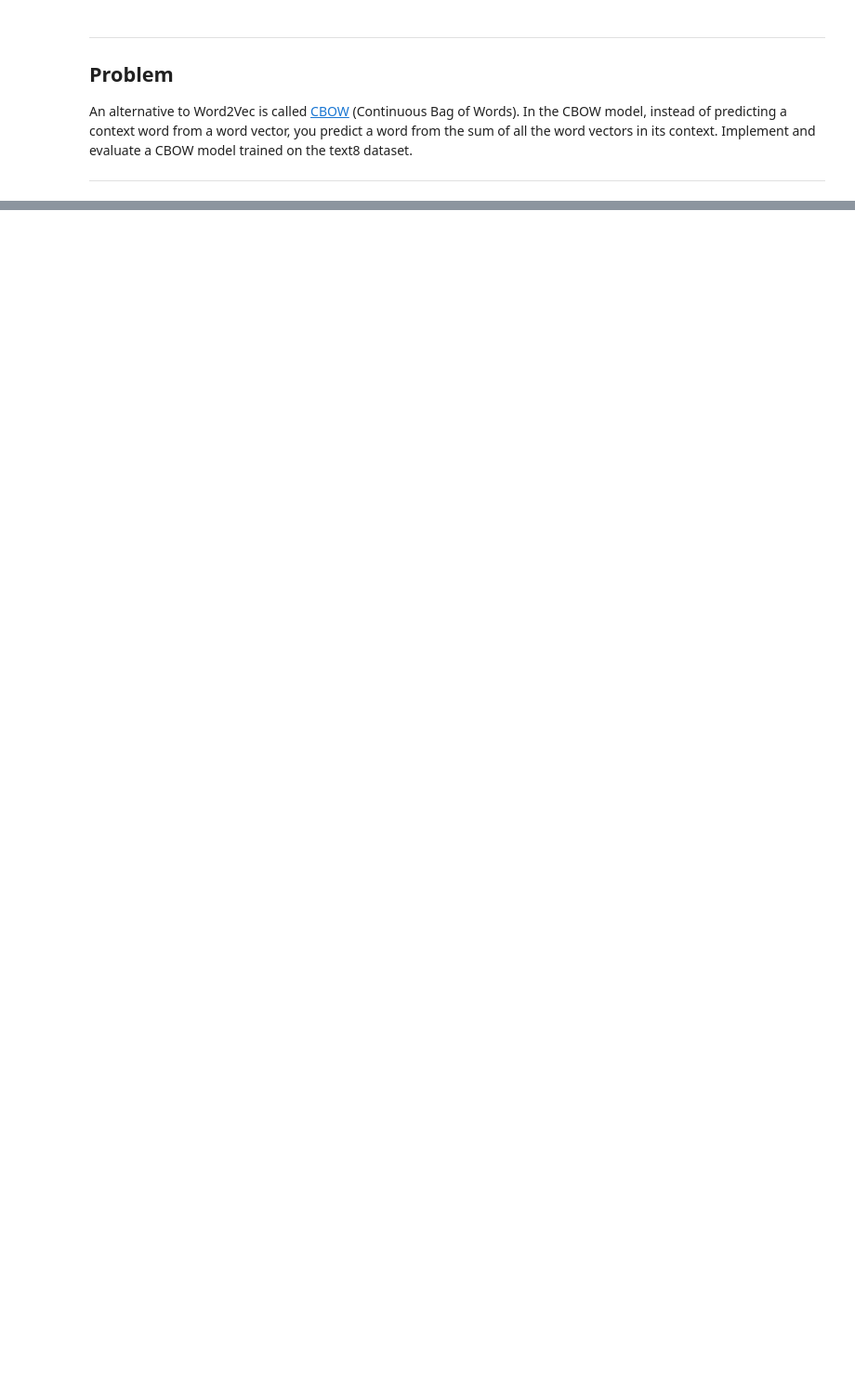
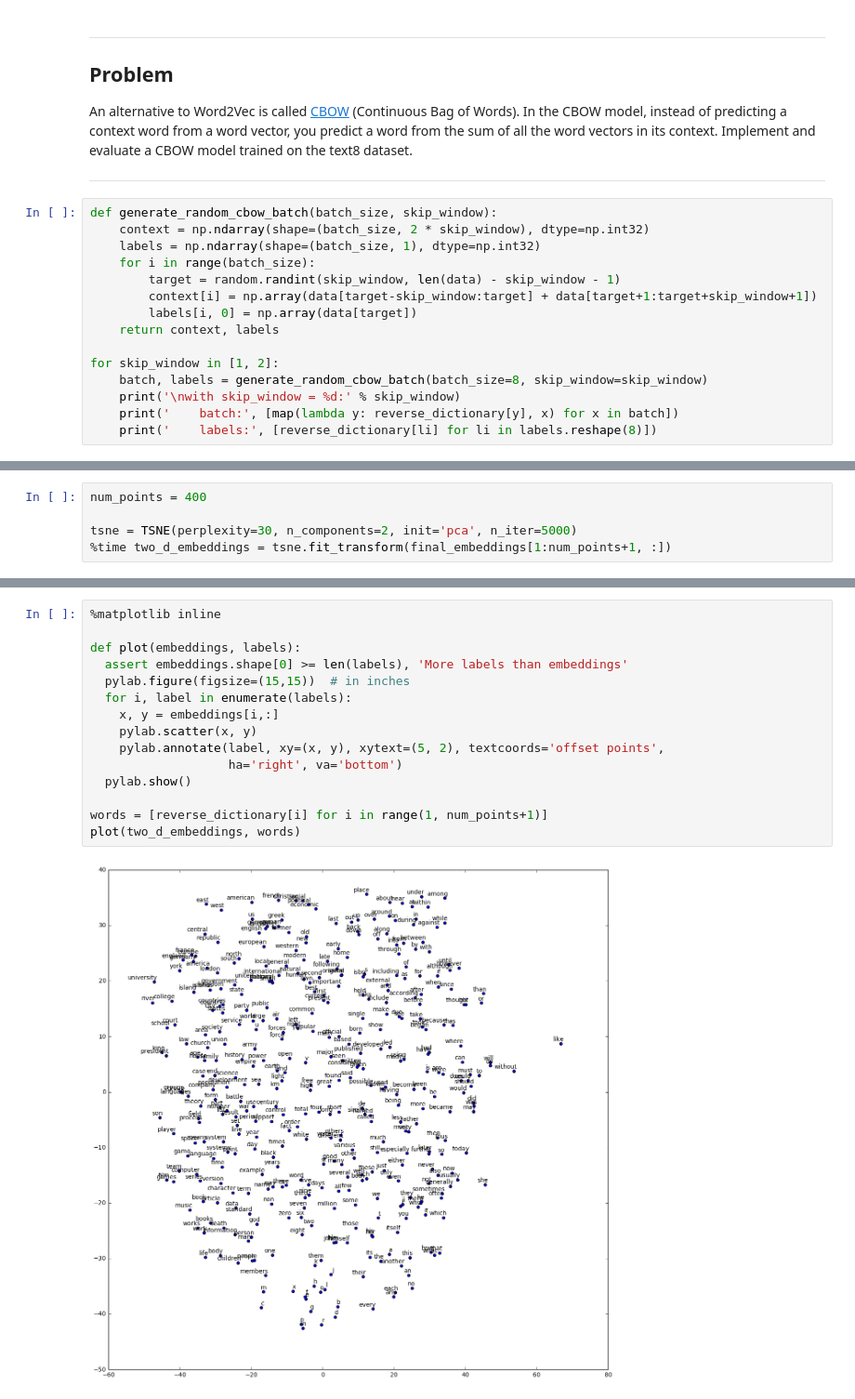
Before and after one commit to poindextrose/ud730-assignments, a Jupyter notebook: 5_word2vec.ipynb, the cells around one changed output, grey strips where cells are left out. Shown: that part at 93% size. Cells and saved outputs as stored; diff of their text form; blank space fills up the shorter version.

Commit message:
feat: Implemented and trained CBOW model
This completes assignment 5 with the CBOW implementation.

```diff
--- a/5_word2vec.ipynb
+++ b/5_word2vec.ipynb
@@ -270,3 +270,18 @@ Problem
 An alternative to Word2Vec is called [CBOW](http://arxiv.org/abs/1301.3781) (Continuous Bag of Words). In the CBOW model, instead of predicting a context word from a word vector, you predict a word from the sum of all the word vectors in its context. Implement and evaluate a CBOW model trained on the text8 dataset.
 
 ---
+# %%
+def generate_random_cbow_batch(batch_size, skip_window):
+    context = np.ndarray(shape=(batch_size, 2 * skip_window), dtype=np.int32)
+    labels = np.ndarray(shape=(batch_size, 1), dtype=np.int32)
+    for i in range(batch_size):
+        target = random.randint(skip_window, len(data) - skip_window - 1)
+        context[i] = np.array(data[target-skip_window:target] + data[target+1:target+skip_window+1])
+        labels[i, 0] = np.array(data[target])
+    return context, labels
+
+for skip_window in [1, 2]:
+    batch, labels = generate_random_cbow_batch(batch_size=8, skip_window=skip_window)
+    print('\nwith skip_window = %d:' % skip_window)
+    print('    batch:', [map(lambda y: reverse_dictionary[y], x) for x in batch])
+    print('    labels:', [reverse_dictionary[li] for li in labels.reshape(8)])
@@ -272,0 +396,5 @@ An alternative to Word2Vec is called [CBOW](http://arxiv.org/abs/1301.3781) (Con
+# %%
+num_points = 400
+
+tsne = TSNE(perplexity=30, n_components=2, init='pca', n_iter=5000)
+%time two_d_embeddings = tsne.fit_transform(final_embeddings[1:num_points+1, :])
@@ -272,0 +404,17 @@ An alternative to Word2Vec is called [CBOW](http://arxiv.org/abs/1301.3781) (Con
+# %%
+%matplotlib inline
+
+def plot(embeddings, labels):
+  assert embeddings.shape[0] >= len(labels), 'More labels than embeddings'
+  pylab.figure(figsize=(15,15))  # in inches
+  for i, label in enumerate(labels):
+    x, y = embeddings[i,:]
+    pylab.scatter(x, y)
+    pylab.annotate(label, xy=(x, y), xytext=(5, 2), textcoords='offset points',
+                   ha='right', va='bottom')
+  pylab.show()
+
+words = [reverse_dictionary[i] for i in range(1, num_points+1)]
+plot(two_d_embeddings, words)
+# %% [output]
+[figure, added]
```
Also changed, not shown: parts of 9 cells of this notebook.
